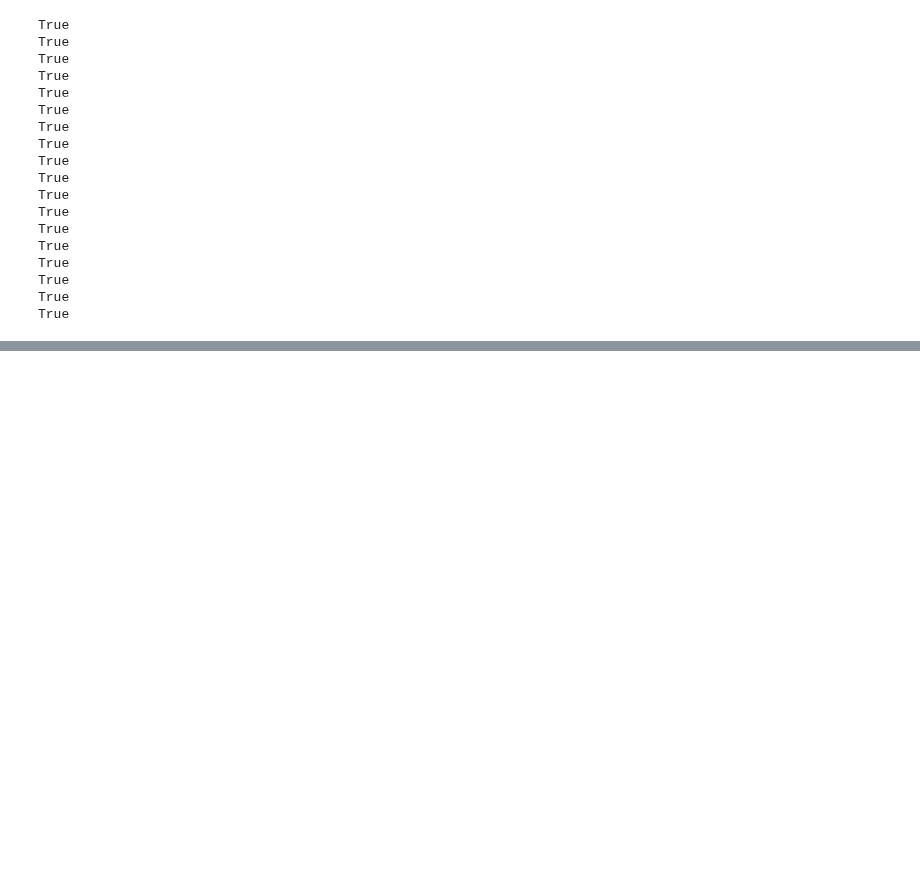
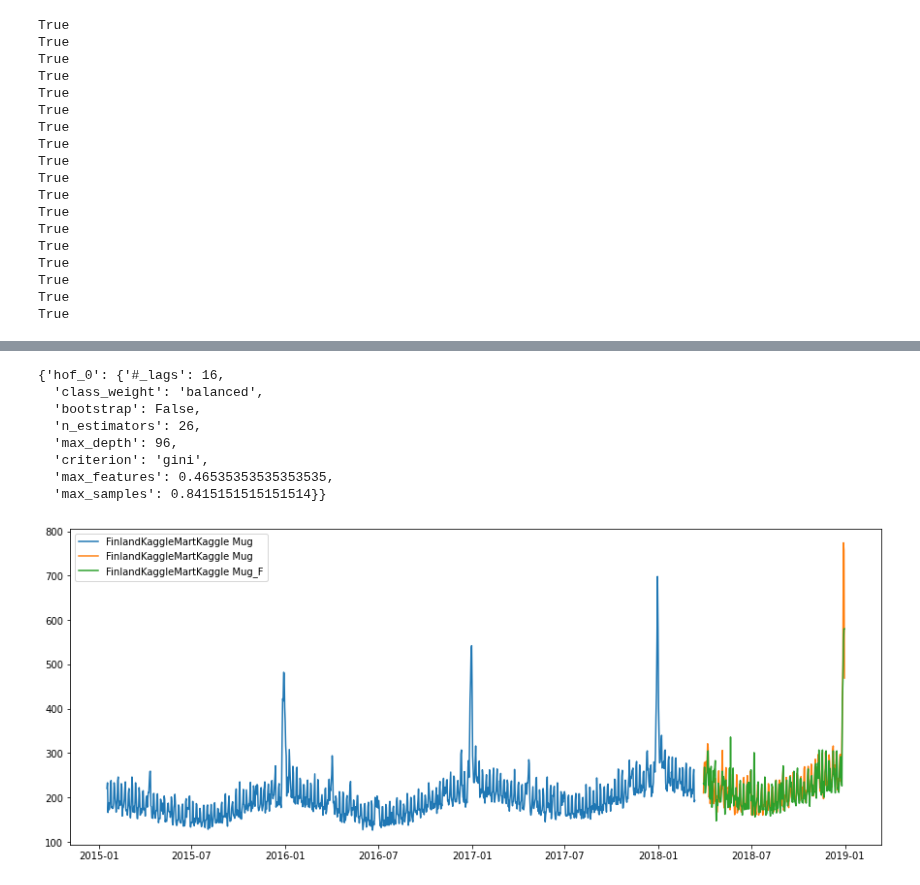
Before and after one commit to maulberto3/Kaggle_magic, a Jupyter notebook: rf-regressor-forecasts.ipynb, the cells around one changed output, grey strips where cells are left out. Drawn from its saved outputs; the diff is of its cells as text; code cells hidden in the pictures; blank space fills up the shorter version.

Commit message:
Kaggle Notebook | RF Regressor Forecasts | Version 5

```diff
--- a/rf-regressor-forecasts.ipynb
+++ b/rf-regressor-forecasts.ipynb
@@ -383,0 +325,17 @@ hof
+# %%
+hofs = {}
+
+for i, ((train_df_k, train_df_v), (valid_df_k, valid_df_v)) in enumerate(zip(train_dfs.items(), valid_dfs.items())):
+
+    ga_params = GA_Scikit(RandomForestClassifier(),  # TODO try others
+                          ts_params,
+                          ts_eval_indiv,
+                          ts_weights,
+                          #
+                          train_df_v,
+                          valid_df_v,
+                          mean_squared_error,  # TODO SMAPE
+                          )
+    pop, log, hof = ga_params.run_ga_search()
+    hofs[train_df_k] = hof
+    break
@@ -383,0 +361,34 @@ hof
+# %%
+# See best forecasts
+
+for train_df, valid_df, hof in zip(train_dfs.values(), valid_dfs.values(), hofs.values()):
+    rf = RandomForestClassifier()
+    model_p = {k:v for k,v in hof['hof_0'].items() if k != '#_lags'}
+    _ = rf.set_params(**model_p)
+
+    data_p = {k:v for k,v in hof['hof_0'].items() if k == '#_lags'}
+
+    X, y = lag_data(train_df, num_lags=data_p['#_lags'])
+    Xv, yv = lag_data(valid_df, num_lags=data_p['#_lags'])
+    _ = rf.fit(X, y)
+    pred = rf.predict(Xv)
+    pred = pd.Series(pred, index=Xv.index)
+    pred.name = yv.name + '_F'
+    fig, ax = plt.subplots(figsize=(15,6))
+    _ = ax.plot(y, label=y.name)
+    _ = ax.plot(yv, label=yv.name)
+    _ = ax.plot(pred, label=pred.name)
+    _ = ax.legend()
+    plt.show()
+    plt.close()
+    break
+# %% [output]
+{'hof_0': {'#_lags': 16,
+  'class_weight': 'balanced',
+  'bootstrap': False,
+  'n_estimators': 26,
+  'max_depth': 96,
+  'criterion': 'gini',
+  'max_features': 0.46535353535353535,
+  'max_samples': 0.8415151515151514}}
+[figure, added]
```
Also changed, not shown: parts of 9 cells of this notebook.
